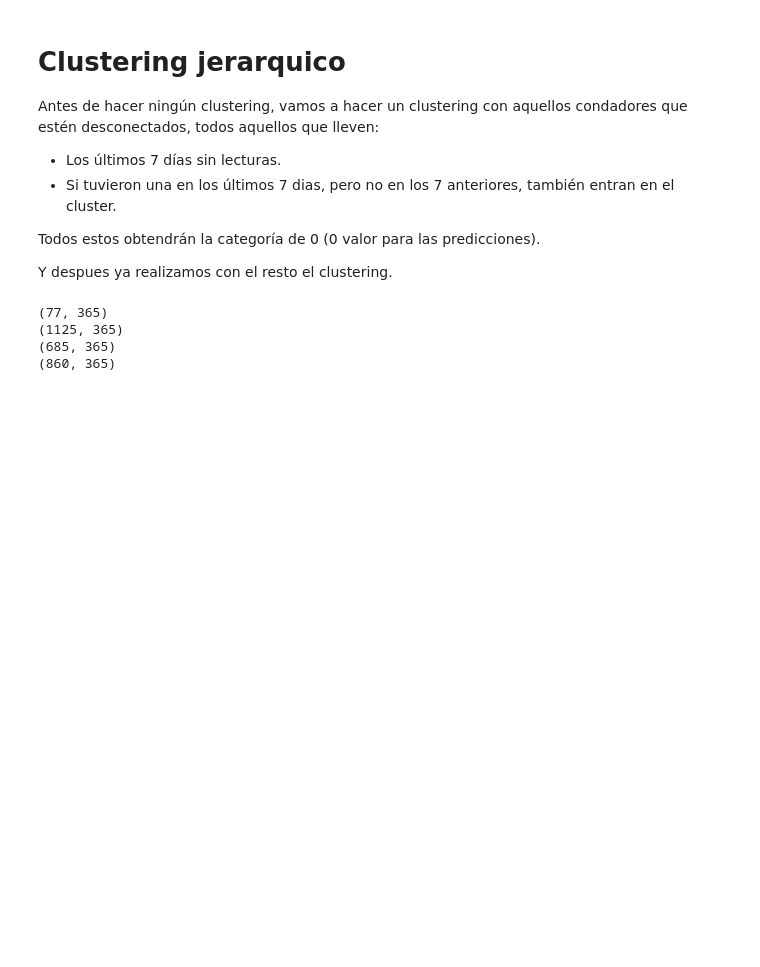
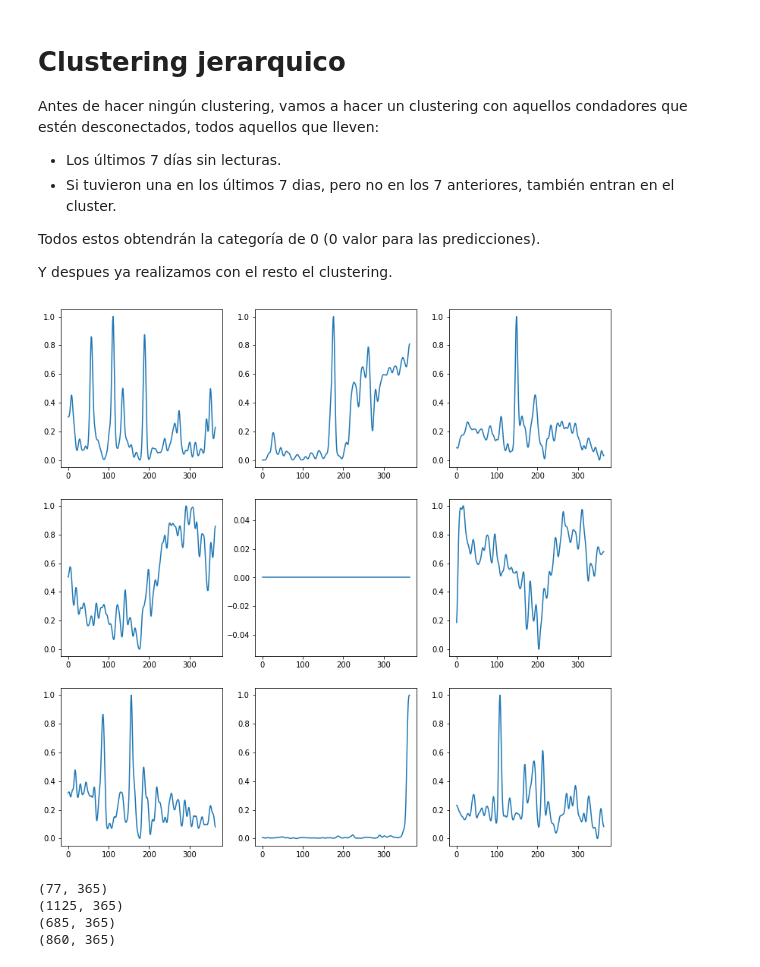
Before and after one commit to Qaraqororum/datatlon_cajamar, a Jupyter notebook: script predicción.ipynb, the cells around one changed output. Saved outputs shown, nothing was run; the diff lists cells and outputs as text; code cells hidden in the pictures; blank space fills up the shorter version.

```diff
--- a/script predicción.ipynb
+++ b/script predicción.ipynb
@@ -203,10 +203,21 @@ Y despues ya realizamos con el resto el clustering.
 data_pre_aux=[]
 for j,i in enumerate(data_pre):
   if np.all(i[-7:]<0.001):
-    data_pre[j]=np.zeros_like(data_pre[j])
+    data_pre[j,:]=np.zeros_like(data_pre[j])
+    #lo cambiamos tambien en los datos para que afecte el entrenamiento
+    lectura[j,:]=np.zeros_like(lectura[j])
   elif np.sum(i[-7:]>0.001)<=3:
     if np.all(i[-14:-7]<0.001):
-      data_pre[j]=np.zeros_like(data_pre[j])
+      data_pre[j,:]=np.zeros_like(data_pre[j])
+      #lo cambiamos tambien en los datos para que afecte el entrenamiento
+      lectura[j,:]=np.zeros_like(lectura[j])
+# %%
+plt.figure(figsize=(13,13))
+for i in range(9):
+  plt.subplot(3,3,i+1)
+  plt.plot(data_pre[i])
+# %% [output]
+[figure, added]
 # %%
 d=pairwise_distances(data_pre)
 a=complete(d)
```
Also changed, not shown: parts of 8 cells of this notebook.
